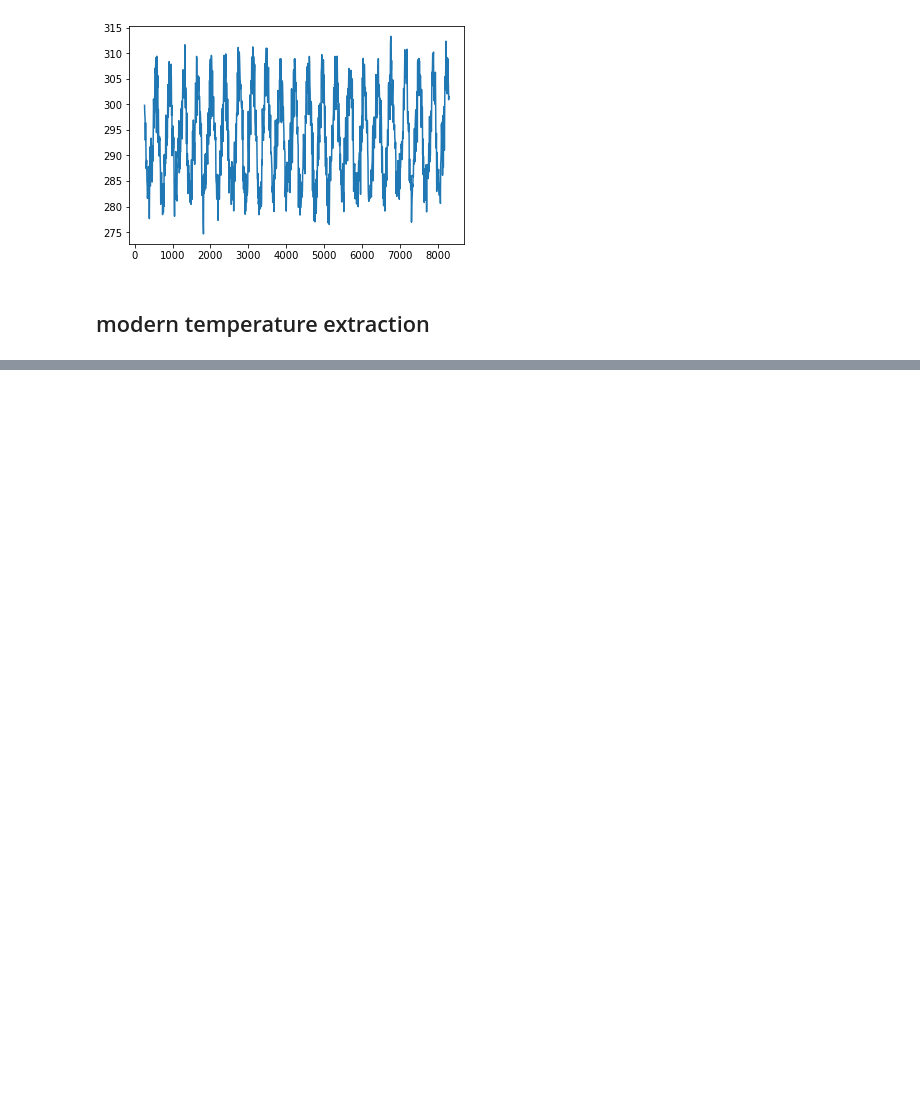
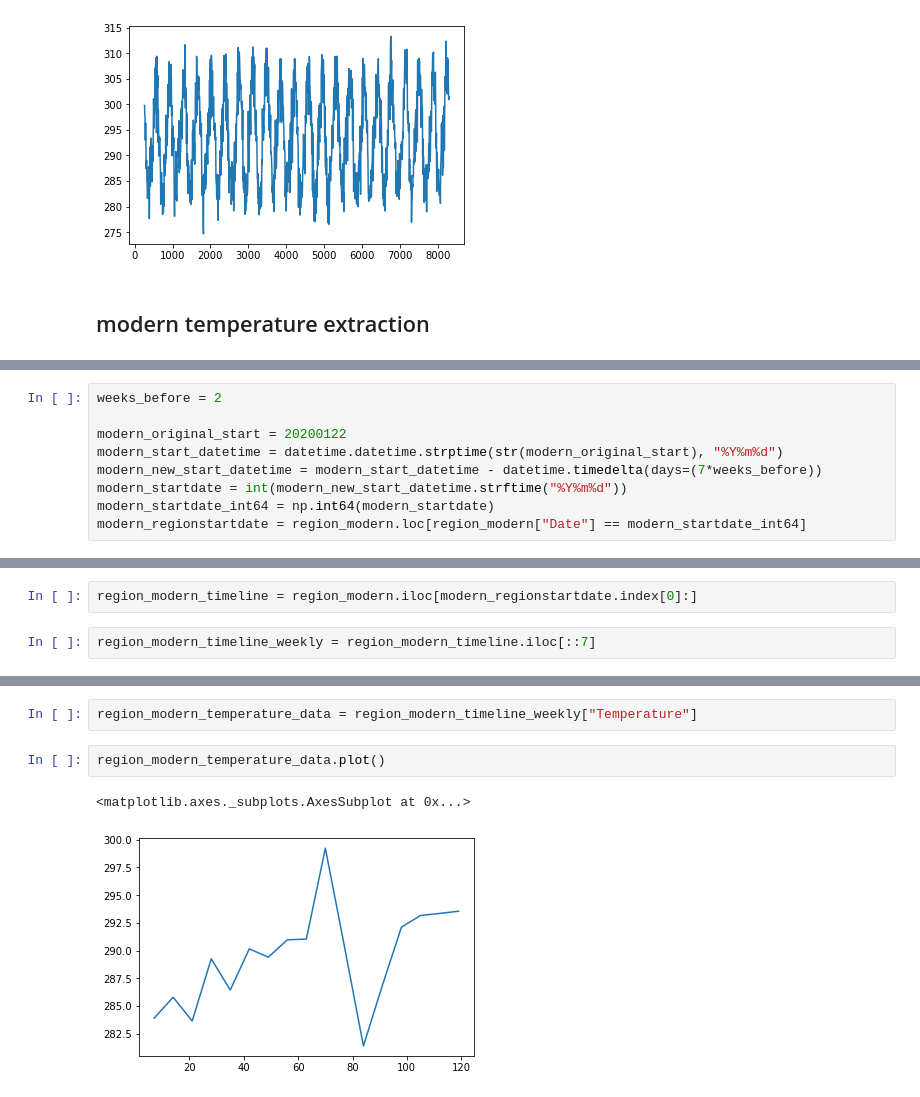
Before and after one commit to tamjazad/ml-covid19, a Jupyter notebook: temperature_extraction.ipynb, the cells around one changed output, grey strips where cells are left out. Saved outputs shown, nothing was run; the diff lists cells and outputs as text; blank space fills up the shorter version.

Commit message:
got modern data as well as historical data, ready for analysis

```diff
--- a/temperature_extraction.ipynb
+++ b/temperature_extraction.ipynb
@@ -119,0 +137,9 @@ region_temperature_data.plot()
+# %%
+weeks_before = 2
+
+modern_original_start = 20200122
+modern_start_datetime = datetime.datetime.strptime(str(modern_original_start), "%Y%m%d")
+modern_new_start_datetime = modern_start_datetime - datetime.timedelta(days=(7*weeks_before))
+modern_startdate = int(modern_new_start_datetime.strftime("%Y%m%d"))
+modern_startdate_int64 = np.int64(modern_startdate)
+modern_regionstartdate = region_modern.loc[region_modern["Date"] == modern_startdate_int64]
@@ -119,0 +151,4 @@ region_temperature_data.plot()
+# %%
+region_modern_timeline = region_modern.iloc[modern_regionstartdate.index[0]:]
+# %%
+region_modern_timeline_weekly = region_modern_timeline.iloc[::7]
@@ -119,0 +176,7 @@ region_temperature_data.plot()
+# %%
+region_modern_temperature_data = region_modern_timeline_weekly["Temperature"]
+# %%
+region_modern_temperature_data.plot()
+# %% [output]
+<matplotlib.axes._subplots.AxesSubplot at 0x...>
+[figure, added]
```
Also changed, not shown: parts of 5 cells of this notebook.
